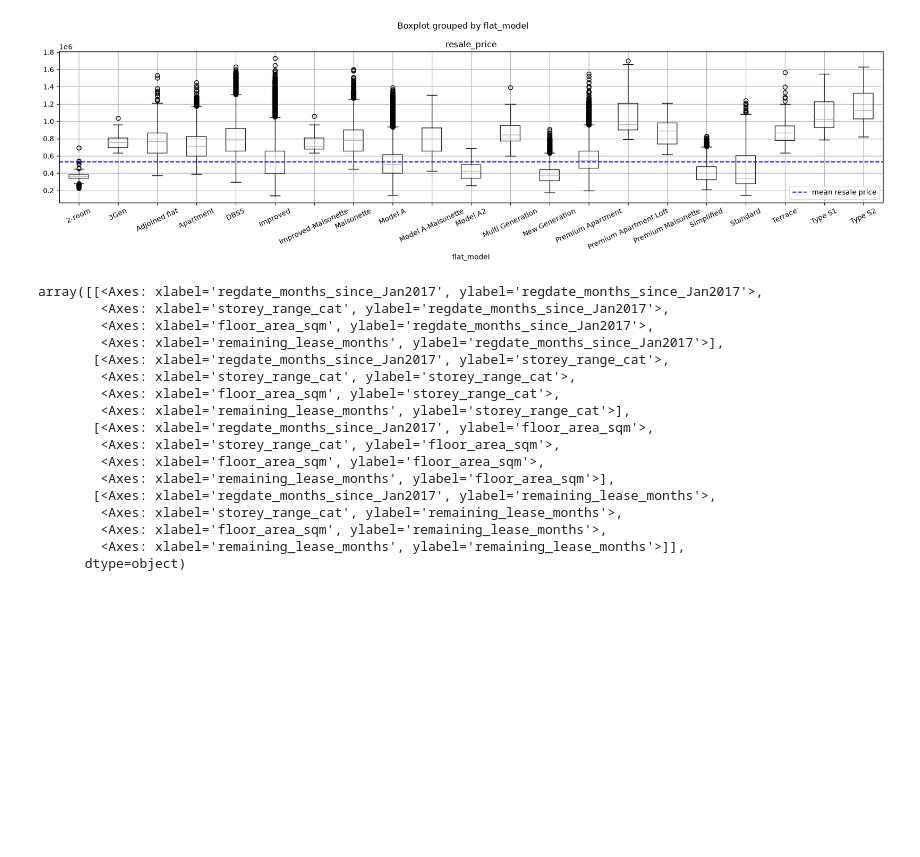
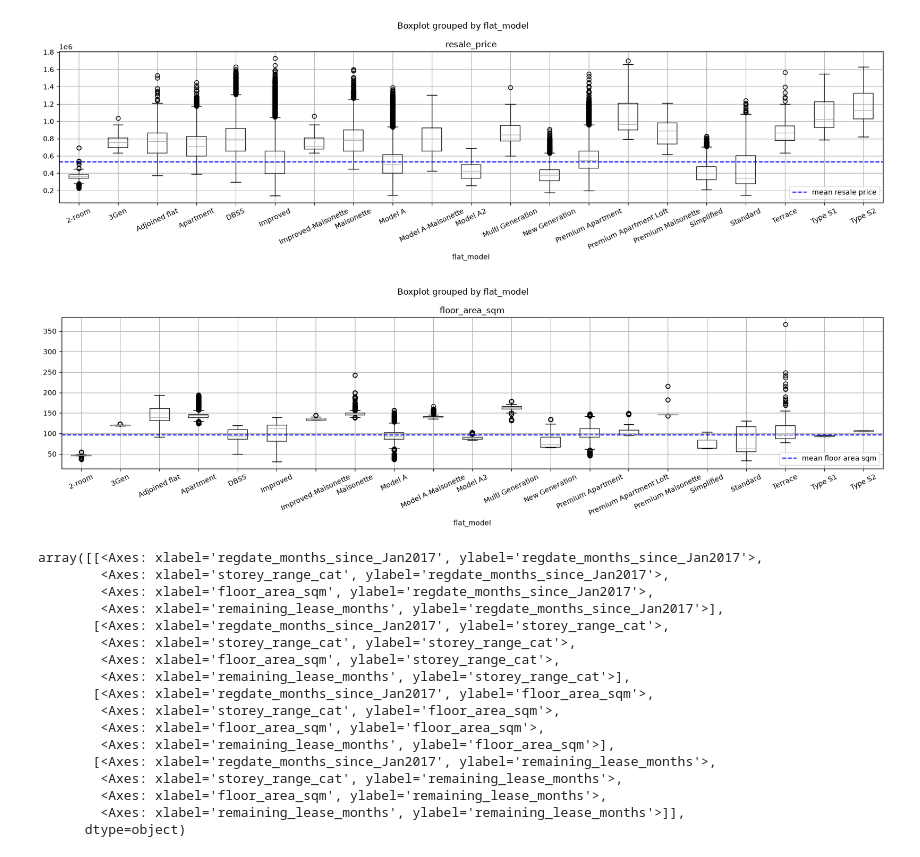
Before and after one commit to Dioclei/hdb-resale-prediction, a Jupyter notebook: data_exploration.ipynb, the cells around one changed output. Cells and saved outputs as stored; diff of their text form; code cells hidden in the pictures; blank space fills up the shorter version.

Commit message:
add boxplot for floor area / flat_model

```diff
--- a/data_exploration.ipynb
+++ b/data_exploration.ipynb
@@ -221,6 +221,14 @@ ax.legend(loc="lower right")
 plt.tight_layout()
 # %% [output]
 [figure]
+# %%
+fig, ax = plt.subplots(figsize=(17, 5))
+ResalePrices.boxplot(column="floor_area_sqm", by="flat_model", figsize=(17,5), ax=ax, rot=25)
+ax.axhline(y=ResalePrices['floor_area_sqm'].mean(), c="b", ls="--", label="mean floor area sqm")
+ax.legend(loc="lower right")
+plt.tight_layout()
+# %% [output]
+[figure, added]
 # %%
 predictors = ResalePrices[['regdate_months_since_Jan2017', 'town', 'flat_type', 'storey_range_cat', 'floor_area_sqm', 'flat_model', 'remaining_lease_months']]
 target = ResalePrices['resale_price']
```
